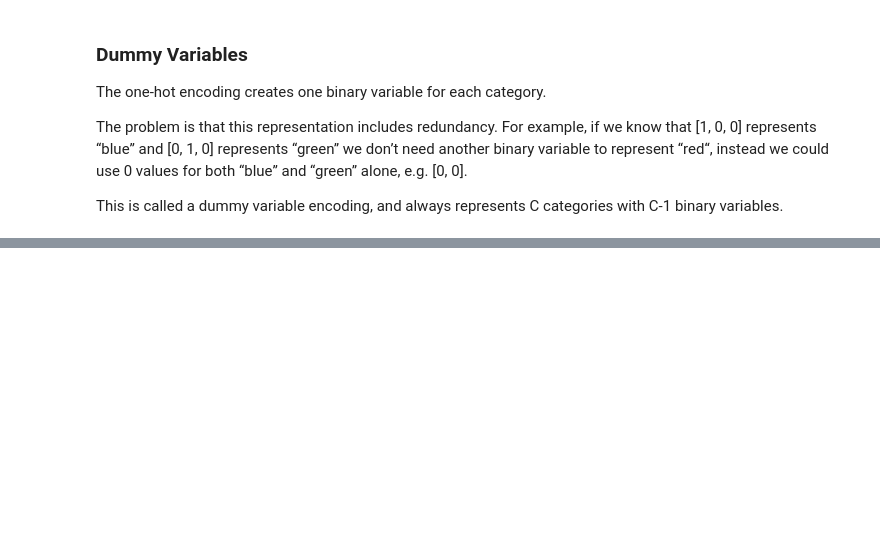
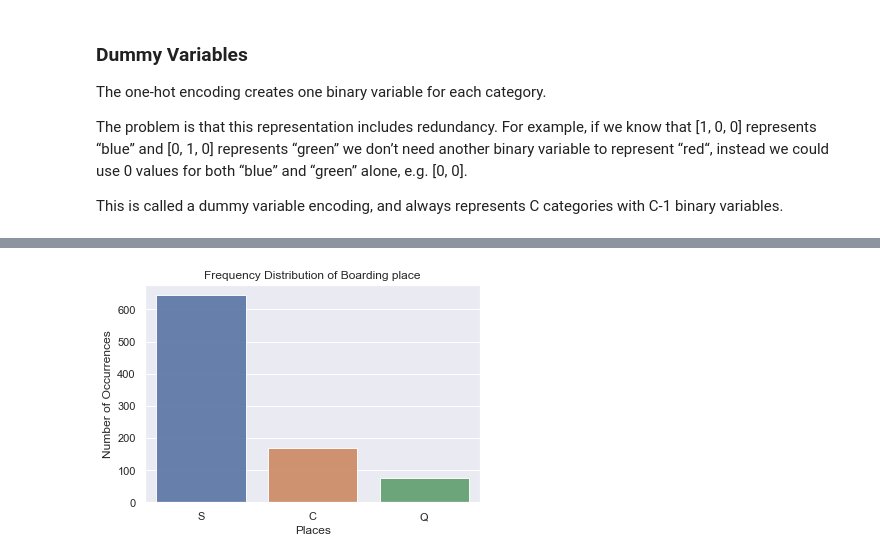
Before and after one commit to kanishk779/SMAI-2, a Jupyter notebook: question3.ipynb, the cells around one changed output, grey strips where cells are left out. Saved outputs shown, nothing was run; the diff lists cells and outputs as text; code cells hidden in the pictures; blank space fills up the shorter version.

```diff
--- a/question3.ipynb
+++ b/question3.ipynb
@@ -107,0 +117,9 @@ This is called a dummy variable encoding, and always represents C categories wit
+# %%
+carrier_count = df['Embarked'].value_counts()
+sns.barplot(x=carrier_count.index, y=carrier_count.values, alpha=0.9)
+plt.title('Frequency Distribution of Boarding place')
+plt.ylabel('Number of Occurrences', fontsize=12)
+plt.xlabel('Places', fontsize=12)
+plt.show()
+# %% [output]
+[figure, added]
```
Also changed, not shown: parts of 11 cells of this notebook, 1 other file.
